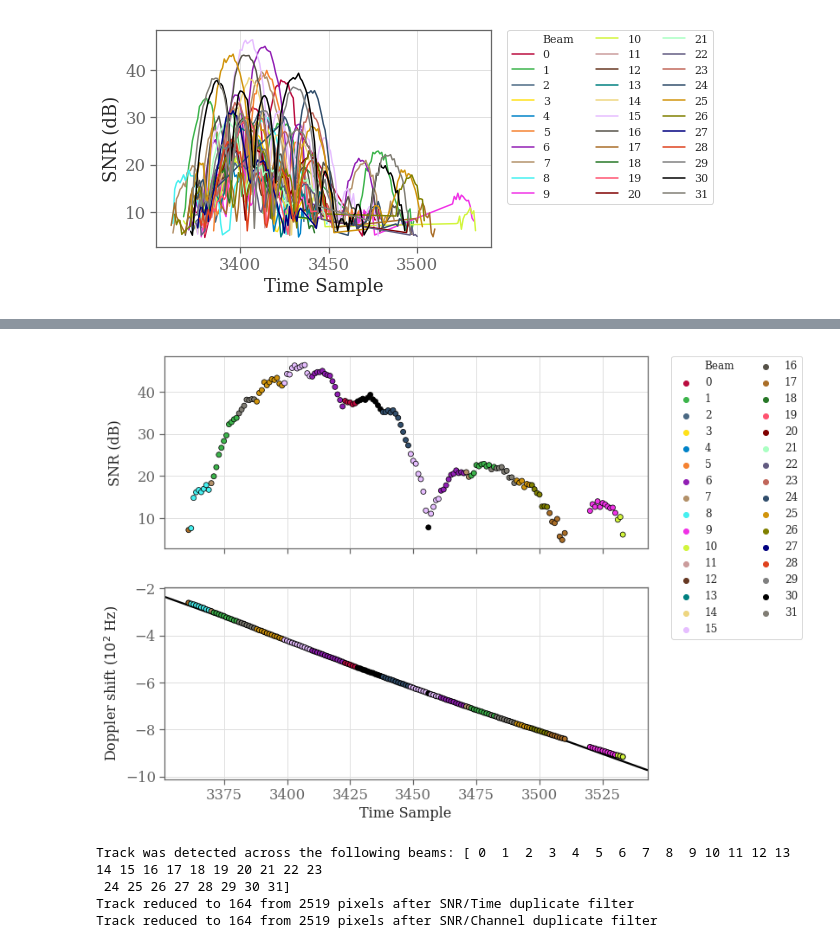
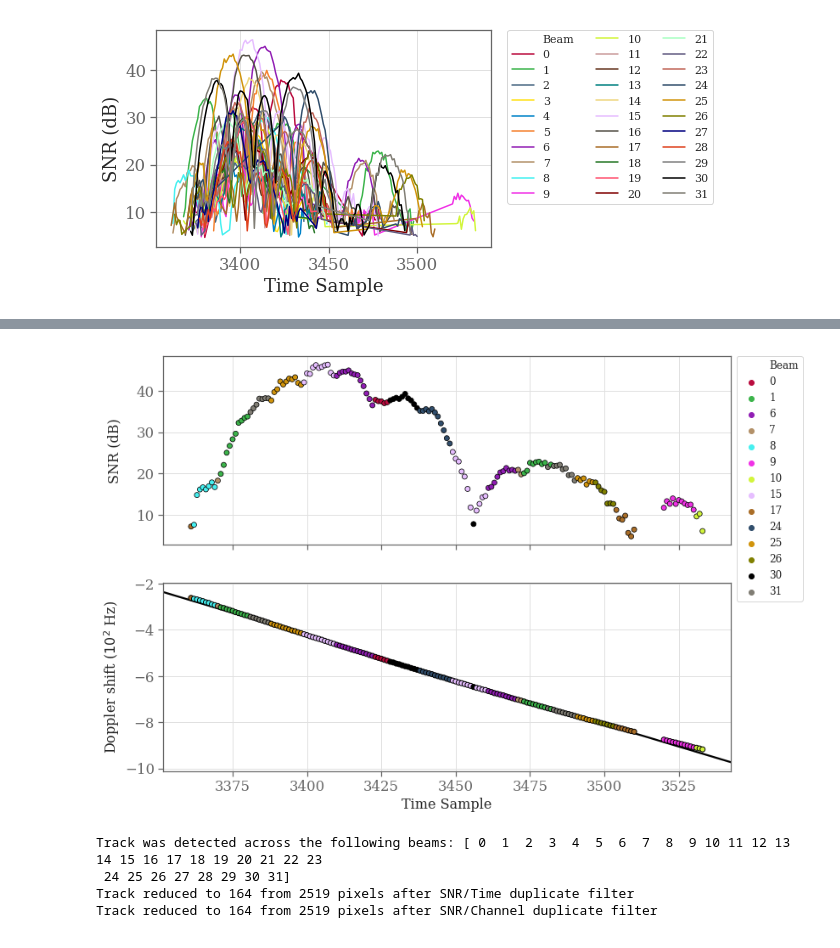
Before and after one commit to BIRALES/birales, a Jupyter notebook: pybirales/services/scripts/analysis/Detections Results.ipynb, the cells around one changed output, grey strips where cells are left out. Drawn from its saved outputs; the diff is of its cells as text; code cells hidden in the pictures.

```diff
--- a/pybirales/services/scripts/analysis/Detections Results.ipynb
+++ b/pybirales/services/scripts/analysis/Detections Results.ipynb
@@ -140,9 +140,9 @@ df1 = df1.sort_values('snr', ascending=False).drop_duplicates(subset=['time_samp
 
 df1['doppler'] = df1['doppler'] / 10e2
 
-fig, axes = plt.subplots(ncols=1, nrows=2, sharex = True, figsize=(10,9))
+fig, axes = plt.subplots(ncols=1, nrows=2, sharex = True, figsize=(12,9))
 box = dict(pad=10, alpha=0.0)
-ax1 = sns.scatterplot(y="snr", x="time_sample", data=df1, hue=df['Beam'],edgecolor="black", palette=BEAM_COLORS, ax=axes[0])
+ax1 = sns.scatterplot(y="snr", x="time_sample", data=df1, hue=df1['Beam'],edgecolor="black", palette=BEAM_COLORS, ax=axes[0])
 ax1.set_xlabel(r'Time Sample', size =16)
 ax1.set_ylabel(r'SNR (dB)', size =16 )
 
@@ -155,9 +155,15 @@ ax2.set_xlabel(r'Time Sample', size =16)
 ax2.set_ylabel(r'Doppler shift ($10^2$ Hz)', size =16 )
 
 ax2.get_legend().remove()
-ax1.legend(bbox_to_anchor=(1.05, 1), loc=2, borderaxespad=0., ncol=2, prop={'size': 12})
+ax1.legend(bbox_to_anchor=(1.01, 1), loc=2, borderaxespad=0., ncol=1, prop={'size': 12})
 fig.align_labels()
 
-if True:
+
+if False:
     plt.savefig(OUT_DIR+'/tiangong_new_d_p_t.pdf')
+
+max_id = df1['snr'].idxmax()
+
+print 'Max SNR of {} dB at {} in beam {} with doppler: {}'.format(df1['snr'].max(), df1['time'][max_id], df1['beam_id'][max_id], df1['doppler'][max_id]* 10e2)
+print 'Illuminated beams', len(df1['Beam'].unique())
 # %% [output]
@@ -164,4 +172,4 @@ if True:
-[figure, old version]
+[figure, new version]
 # %%
 df1 = df.copy()
 
```
Also changed, not shown: parts of 8 cells of this notebook, 1 other file.
